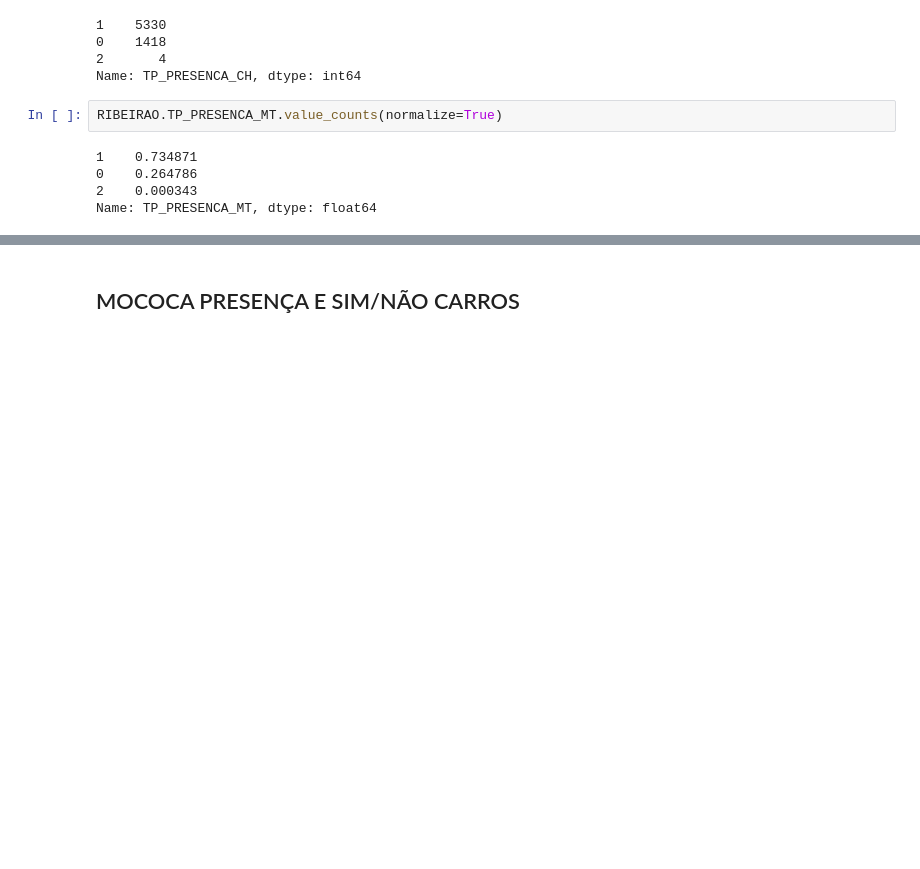
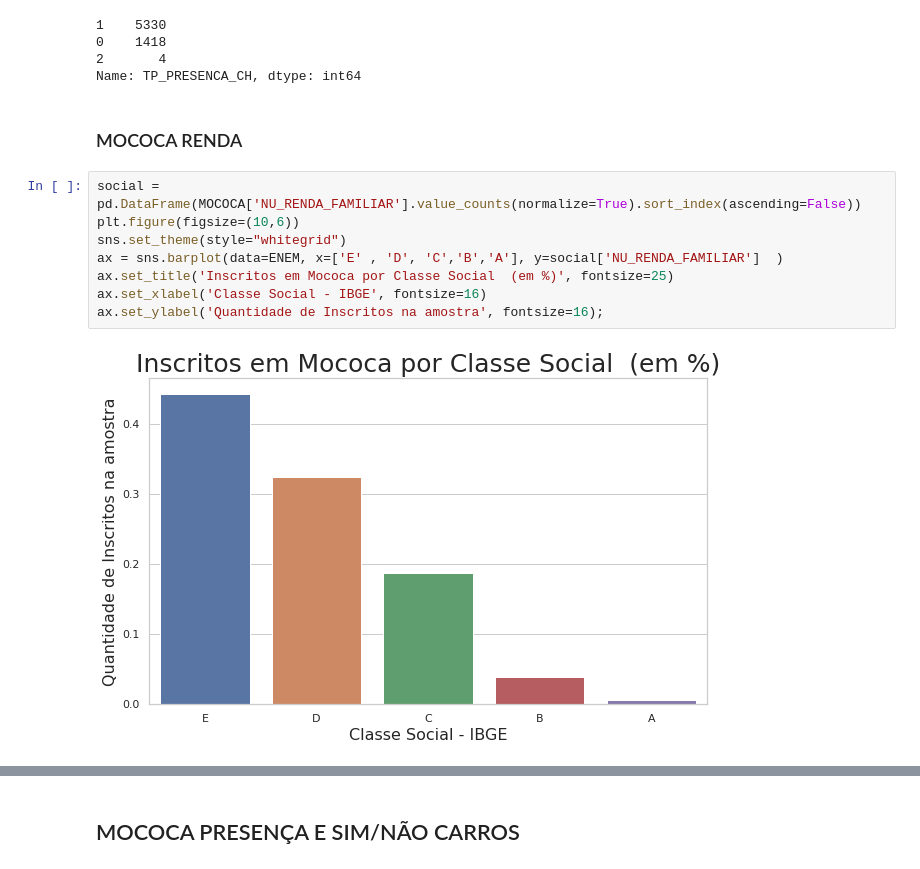
Before and after one commit to nakaroov/-ENEM, a Jupyter notebook: ENEM.ipynb, the cells around one changed output, grey strips where cells are left out. Drawn from its saved outputs; the diff is of its cells as text; blank space fills up the shorter version.

```diff
--- a/ENEM.ipynb
+++ b/ENEM.ipynb
@@ -816,10 +748,15 @@ MOCOCA.TP_PRESENCA_CH.value_counts()
 0    1418
 2       4
 Name: TP_PRESENCA_CH, dtype: int64
-# %%
-RIBEIRAO.TP_PRESENCA_MT.value_counts(normalize=True)
-# %% [output]
-1    0.734871
-0    0.264786
-2    0.000343
-Name: TP_PRESENCA_MT, dtype: float64
+# %% [markdown]
+### MOCOCA RENDA
+# %%
+social = pd.DataFrame(MOCOCA['NU_RENDA_FAMILIAR'].value_counts(normalize=True).sort_index(ascending=False))
+plt.figure(figsize=(10,6))
+sns.set_theme(style="whitegrid")
+ax = sns.barplot(data=ENEM, x=['E' , 'D', 'C','B','A'], y=social['NU_RENDA_FAMILIAR']  )
+ax.set_title('Inscritos em Mococa por Classe Social  (em %)', fontsize=25)
+ax.set_xlabel('Classe Social - IBGE', fontsize=16)
+ax.set_ylabel('Quantidade de Inscritos na amostra', fontsize=16);
+# %% [output]
+[figure, added]
```
Also changed, not shown: parts of 62 cells of this notebook.
